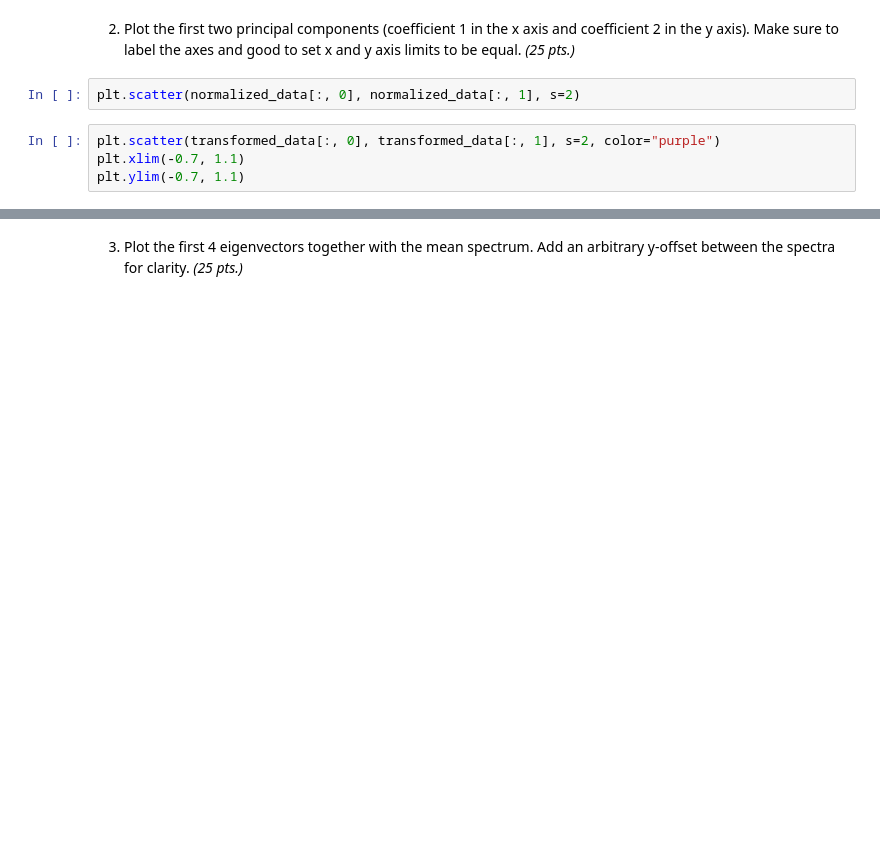
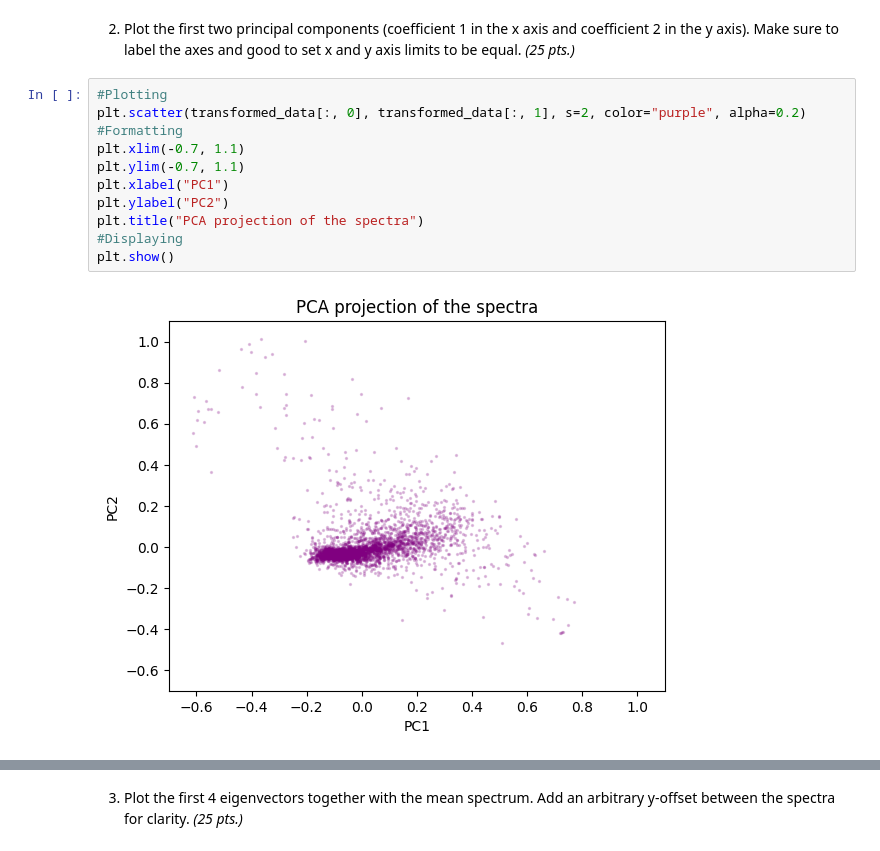
Before and after one commit to N8ndanac/AppPhy157, a Jupyter notebook: Lab Assignments/lab_assignmnent_A3.ipynb, the cells around one changed output, grey strips where cells are left out. Cells and saved outputs as stored; diff of their text form; blank space fills up the shorter version.

```diff
--- a/Lab Assignments/lab_assignmnent_A3.ipynb
+++ b/Lab Assignments/lab_assignmnent_A3.ipynb
@@ -110,8 +178,15 @@ transformed_data = pca.fit_transform(normalized_data)
 # %% [markdown]
 2. Plot the first two principal components (coefficient 1 in the x axis and coefficient 2 in the y axis). Make sure to label the axes and good to set x and y axis limits to be equal. *(25 pts.)*
-# %%
-plt.scatter(normalized_data[:, 0], normalized_data[:, 1], s=2)
 # %%
-plt.scatter(transformed_data[:, 0], transformed_data[:, 1], s=2, color="purple")
+#Plotting
+plt.scatter(transformed_data[:, 0], transformed_data[:, 1], s=2, color="purple", alpha=0.2)
+#Formatting
 plt.xlim(-0.7, 1.1)
 plt.ylim(-0.7, 1.1)
+plt.xlabel("PC1")
+plt.ylabel("PC2")
+plt.title("PCA projection of the spectra")
+#Displaying
+plt.show()
+# %% [output]
+[figure, added]
```
Also changed, not shown: parts of 23 cells of this notebook.
